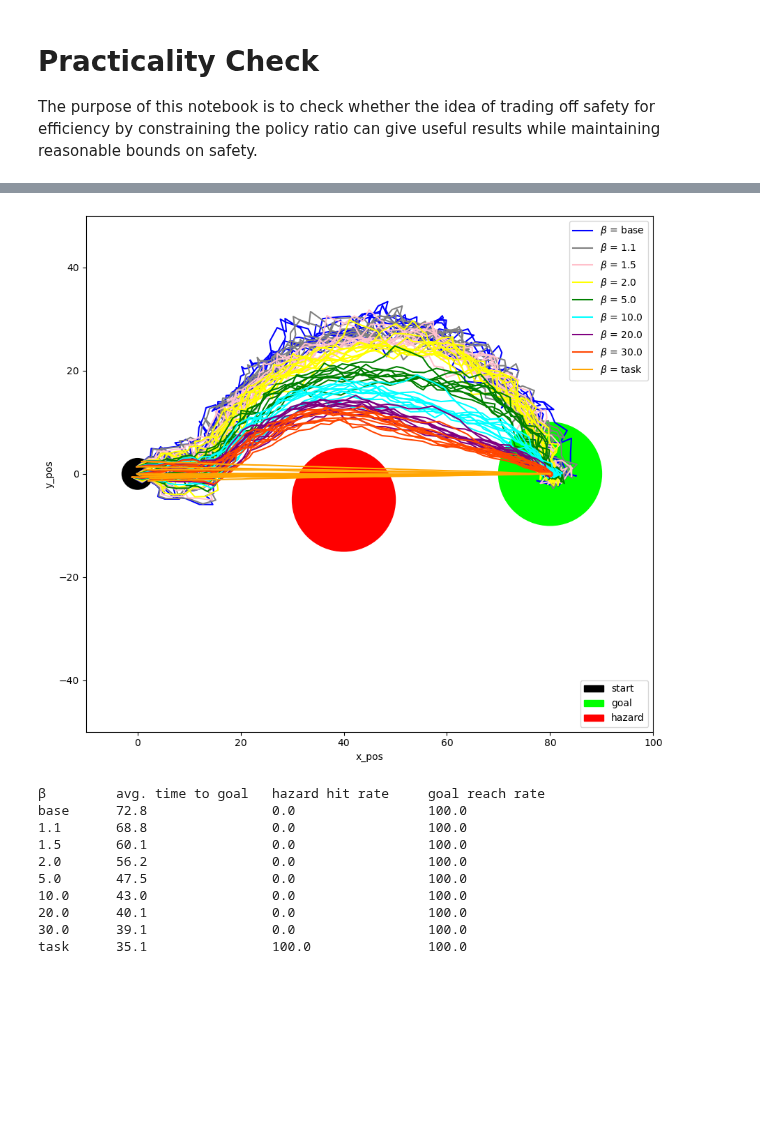
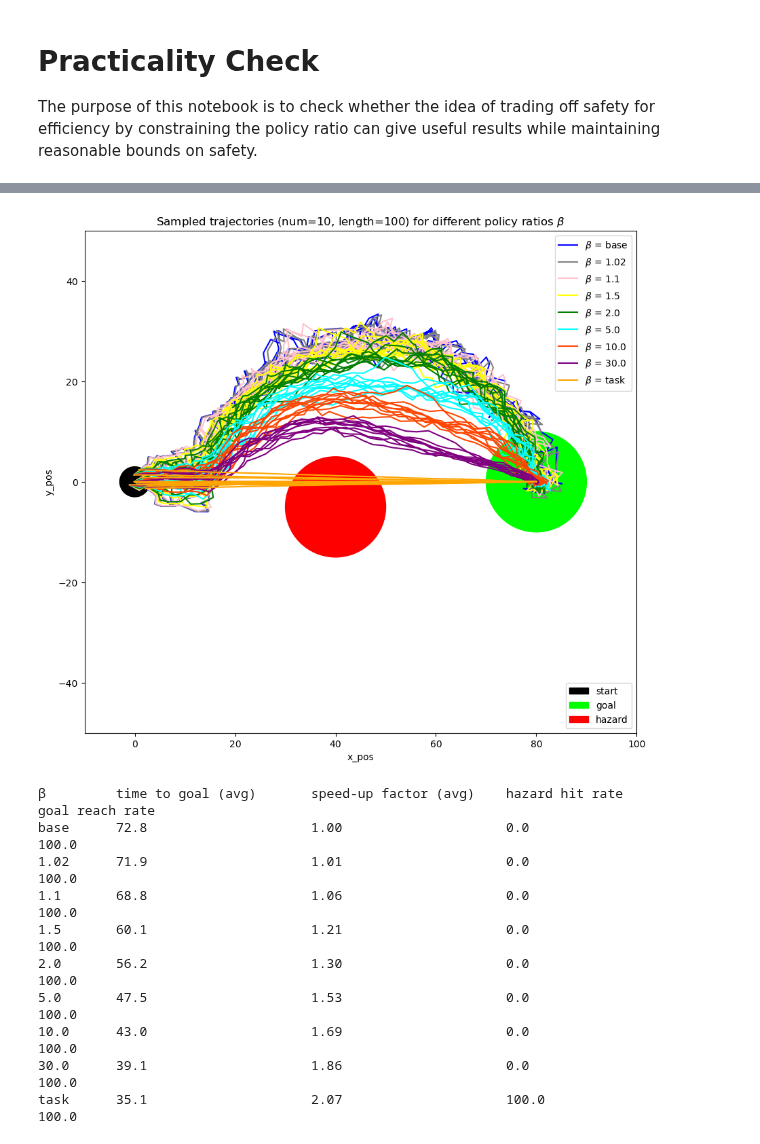
Before and after one commit to JacquesCloete/sport, a Jupyter notebook: policy_projection/practicality_check.ipynb, the cells around one changed output, grey strips where cells are left out. Cells and saved outputs as stored; diff of their text form; code cells hidden in the pictures; blank space fills up the shorter version.

Commit message:
Streamlined how to run experiments

```diff
--- a/policy_projection/practicality_check.ipynb
+++ b/policy_projection/practicality_check.ipynb
@@ -482,0 +451,4 @@ traj_dict['task'] = [traj_array, entered_hazard_list, reached_goal_list, time_to
+# %%
+# DEBUG: run if you only want to test task and base policy
+beta_list = ['base','task']
+beta_color_list = ['blue','orange']
@@ -482,0 +471,8 @@ traj_dict['task'] = [traj_array, entered_hazard_list, reached_goal_list, time_to
+# %%
+# Run experiment
+traj_dict = run_experiment(traj_generator=traj_generator,
+                           traj_num=traj_num,
+                           traj_length=traj_length,
+                           seed=seed,
+                           beta_list=beta_list,
+                           beta_color_list=beta_color_list)
@@ -483,52 +490,59 @@ traj_dict['task'] = [traj_array, entered_hazard_list, reached_goal_list, time_to
 # %%
+# Plot trajectories
 start = plt.Circle((START_X,START_Y), START_R, color='black', label='start')
 goal = plt.Circle((GOAL_X,GOAL_Y), GOAL_R, color='lime', label='goal')
-haz = plt.Circle((HAZ_X,HAZ_Y), HAZ_R, color='r', label='hazard')
+haz = plt.Circle((HAZ_X,HAZ_Y), HAZ_R, color='red', label='hazard')
 
 fig, ax = plt.subplots()
 fig.set_size_inches(10.5, 10.5)
 
 ax.add_patch(start)
 ax.add_patch(goal)
 ax.add_patch(haz)
 patch_legend = ax.legend(handles=[start,goal,haz], loc='lower right')
 ax.add_artist(patch_legend)
 
 l = []
 
 for key in traj_dict.keys():
     for i in range(0,traj_dict[key][0].shape[0]):
         plt.plot(traj_dict[key][0][i,:,0],traj_dict[key][0][i,:,1], color=traj_dict[key][4])
     l.append(mlines.Line2D([],[], color=traj_dict[key][4], label=r'$\beta$ = '+str(key)))
 
-
 ax.set_xlim(-10,100)
 ax.set_xlabel('x_pos')
 ax.set_ylim(-50,50)
 ax.set_ylabel('y_pos')
 ax = plt.gca()
 ax.set_aspect('equal', adjustable='box')
 
 ax.legend(handles=l, loc='upper right')
+ax.set_title('Sampled trajectories (num='+str(traj_num)+', length='+str(traj_length)+') for different policy ratios '+r'$\beta$')
 plt.show()
+
+# Print table of results
 beta_str = "\u03B2"
-print(f'{beta_str:<10}{"avg. time to goal":<20}'
-      f'{"hazard hit rate":<20}'
-      f'{"goal reach rate":<20}')
+base_str = "base"
+print(f'{beta_str:<10}'
+      f'{"time to goal (avg)":<25}'
+      f'{"speed-up factor (avg)":<25}'
+      f'{"hazard hit rate":<25}'
+      f'{"goal reach rate":<25}')
 for key in traj_dict.keys():
     print(f'{str(key):<10}'
-          f'{f"{np.nanmean(traj_dict[key][3]):.1f}":<20}'
-          f'{f"{np.mean(traj_dict[key][1])*100:.1f}":<20}'
-          f'{f"{np.mean(traj_dict[key][2])*100:.1f}":<20}')
+          f'{f"{np.nanmean(traj_dict[key][3]):.1f}":<25}'
+          f'{f"{np.nanmean(traj_dict[base_str][3])/np.nanmean(traj_dict[key][3]):.2f}":<25}'
+          f'{f"{np.mean(traj_dict[key][1])*100:.1f}":<25}'
+          f'{f"{np.mean(traj_dict[key][2])*100:.1f}":<25}')
 # %% [output]
-[figure, old version]
+[figure, new version]
-β         avg. time to goal   hazard hit rate     goal reach rate
-base      72.8                0.0                 100.0
-1.1       68.8                0.0                 100.0
-1.5       60.1                0.0                 100.0
-2.0       56.2                0.0                 100.0
-5.0       47.5                0.0                 100.0
-10.0      43.0                0.0                 100.0
-20.0      40.1                0.0                 100.0
-30.0      39.1                0.0                 100.0
-task      35.1                100.0               100.0
+β         time to goal (avg)       speed-up factor (avg)    hazard hit rate          goal reach rate
+base      72.8                     1.00                     0.0                      100.0
+1.02      71.9                     1.01                     0.0                      100.0
+1.1       68.8                     1.06                     0.0                      100.0
+1.5       60.1                     1.21                     0.0                      100.0
+2.0       56.2                     1.30                     0.0                      100.0
+5.0       47.5                     1.53                     0.0                      100.0
+10.0      43.0                     1.69                     0.0                      100.0
+30.0      39.1                     1.86                     0.0                      100.0
+task      35.1                     2.07                     100.0                    100.0
```
Also changed, not shown: parts of 18 cells of this notebook.
